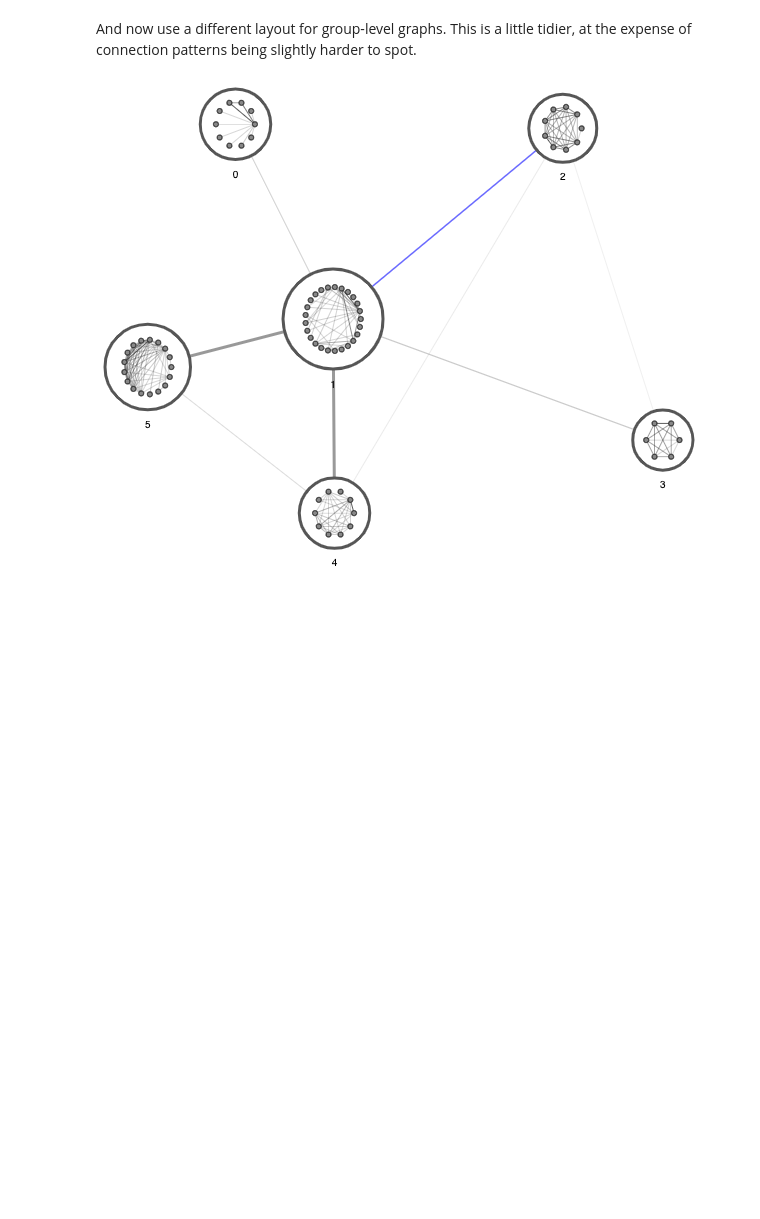
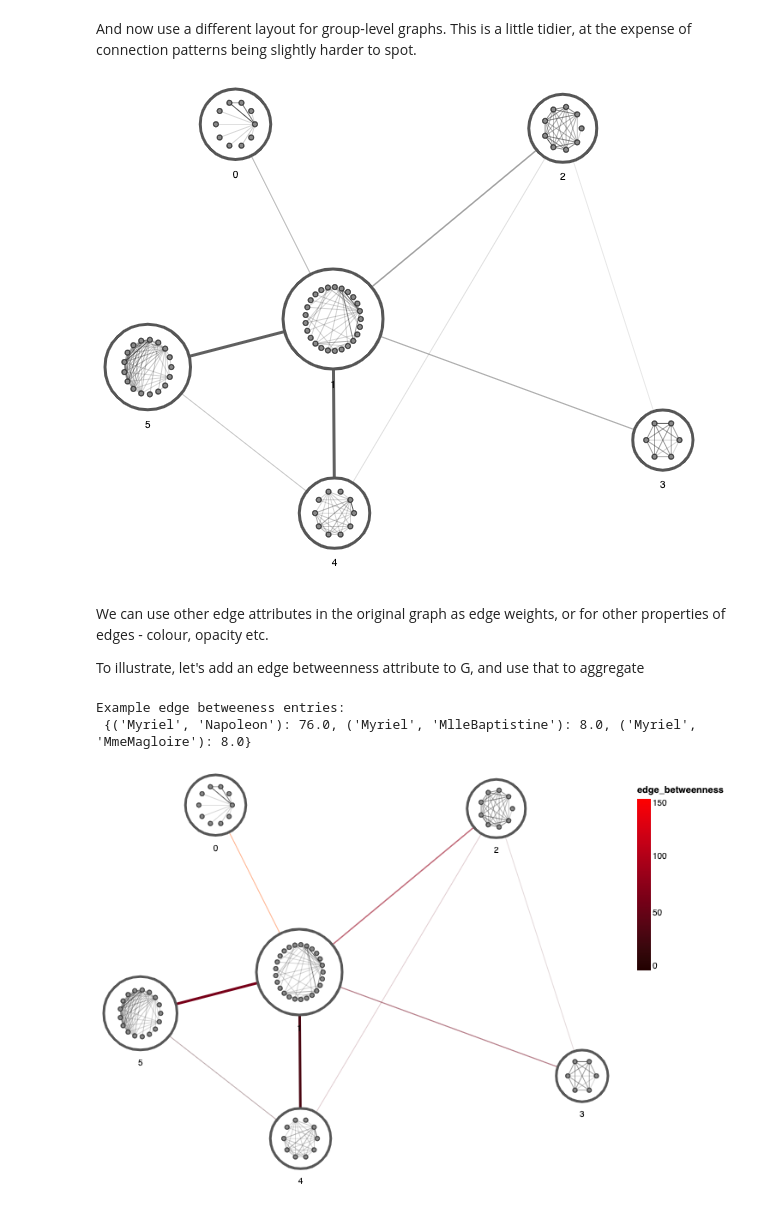
Before and after one commit to connectedcompany/alph, a Jupyter notebook: examples/6_les_mis_experimental_combo.ipynb, the cells around one changed output. Saved outputs shown, nothing was run; the diff lists cells and outputs as text; code cells hidden in the pictures; blank space fills up the shorter version.

Commit message:
enabl combo edge aggregation (#5)

```diff
--- a/examples/6_les_mis_experimental_combo.ipynb
+++ b/examples/6_les_mis_experimental_combo.ipynb
@@ -85,7 +89,12 @@ This feature is experimental, requiring a bit of tuning to get decent-looking re
 nx.set_edge_attributes(G, {(u,v): w for u, v, w in G.edges(data="value")}, "weight")
 groups = list(set([x[1] for x in G.nodes(data="group")]))
 
-def combo_chart(layout_fn):
+def combo_chart(layout_fn, **kwargs):
+    additional_combo_edge_args = {}
+    if "additional_combo_edge_args" in kwargs:
+        additional_combo_edge_args = kwargs["additional_combo_edge_args"]
+        del kwargs["additional_combo_edge_args"]
+
     return alph(
         G,
         weight_attr="value",
@@ -130,17 +139,14 @@ def combo_chart(layout_fn):
         ),
         combo_edge_args=dict(
             strokeWidth=alt.Size("value", scale=alt.Scale(range=[0.5, 3]), legend=None),
-            color=alt.condition(
-                (alt.datum.source == "1") & (alt.datum.target == "2"),
-                alt.value("blue"),
-                alt.value("#999"),
-            ),
+            **additional_combo_edge_args,
         ),
         combo_size_scale_range=[40**2,100**2],
         combo_inner_graph_scale_factor=0.6,
         combo_empty_attr_action="promote",
         width=600,
         height=480,
+        **kwargs
     ).configure_view(strokeWidth=0)
 # %% [markdown]
 First, plot using a force-based layout. This mostly results in nice group-level layouts, especially when the number of nodes isn't particularly large.
@@ -163,4 +176,33 @@ at the expense of connection patterns being slightly harder to spot.
 # %%
 combo_chart(layout_fn=nx.circular_layout)
 # %% [output]
-[figure, old version]
+[figure, new version]
+# %% [markdown]
+We can use other edge attributes in the original graph as edge weights, or for other properties of edges - colour, opacity etc.
+
+To illustrate, let's add an edge betweenness attribute to G, and use that to aggregate
+# %%
+edge_betweenness = nx.edge_betweenness_centrality(G, normalized=False)
+print("Example edge betweeness entries:\n", dict(list(edge_betweenness.items())[:3]))
+
+nx.set_edge_attributes(G, edge_betweenness, "edge_betweenness")
+
+combo_chart(
+    layout_fn=nx.circular_layout,
+    combo_edge_agg_attrs={
+        "edge_betweenness": ("edge_betweenness", "mean")
+    },
+    additional_combo_edge_args=dict(
+        color=alt.Color(
+            "edge_betweenness:Q", scale=alt.Scale(
+                domain=[0, 150],
+                range=["#200", "#f00"],
+                type="linear"
+            )
+        )
+    )
+)
+# %% [output]
+Example edge betweeness entries:
+ {('Myriel', 'Napoleon'): 76.0, ('Myriel', 'MlleBaptistine'): 8.0, ('Myriel', 'MmeMagloire'): 8.0}
+[figure, added]
```
Also changed, not shown: parts of 3 cells of this notebook, 5 other files.
